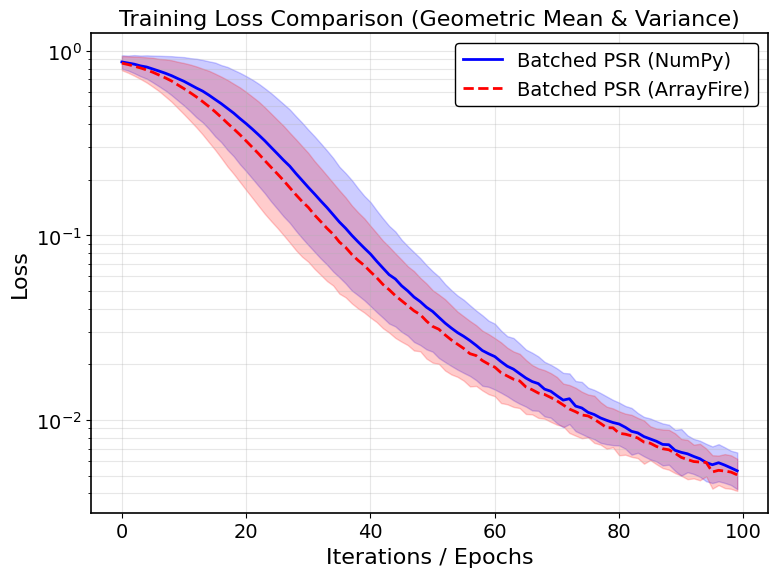
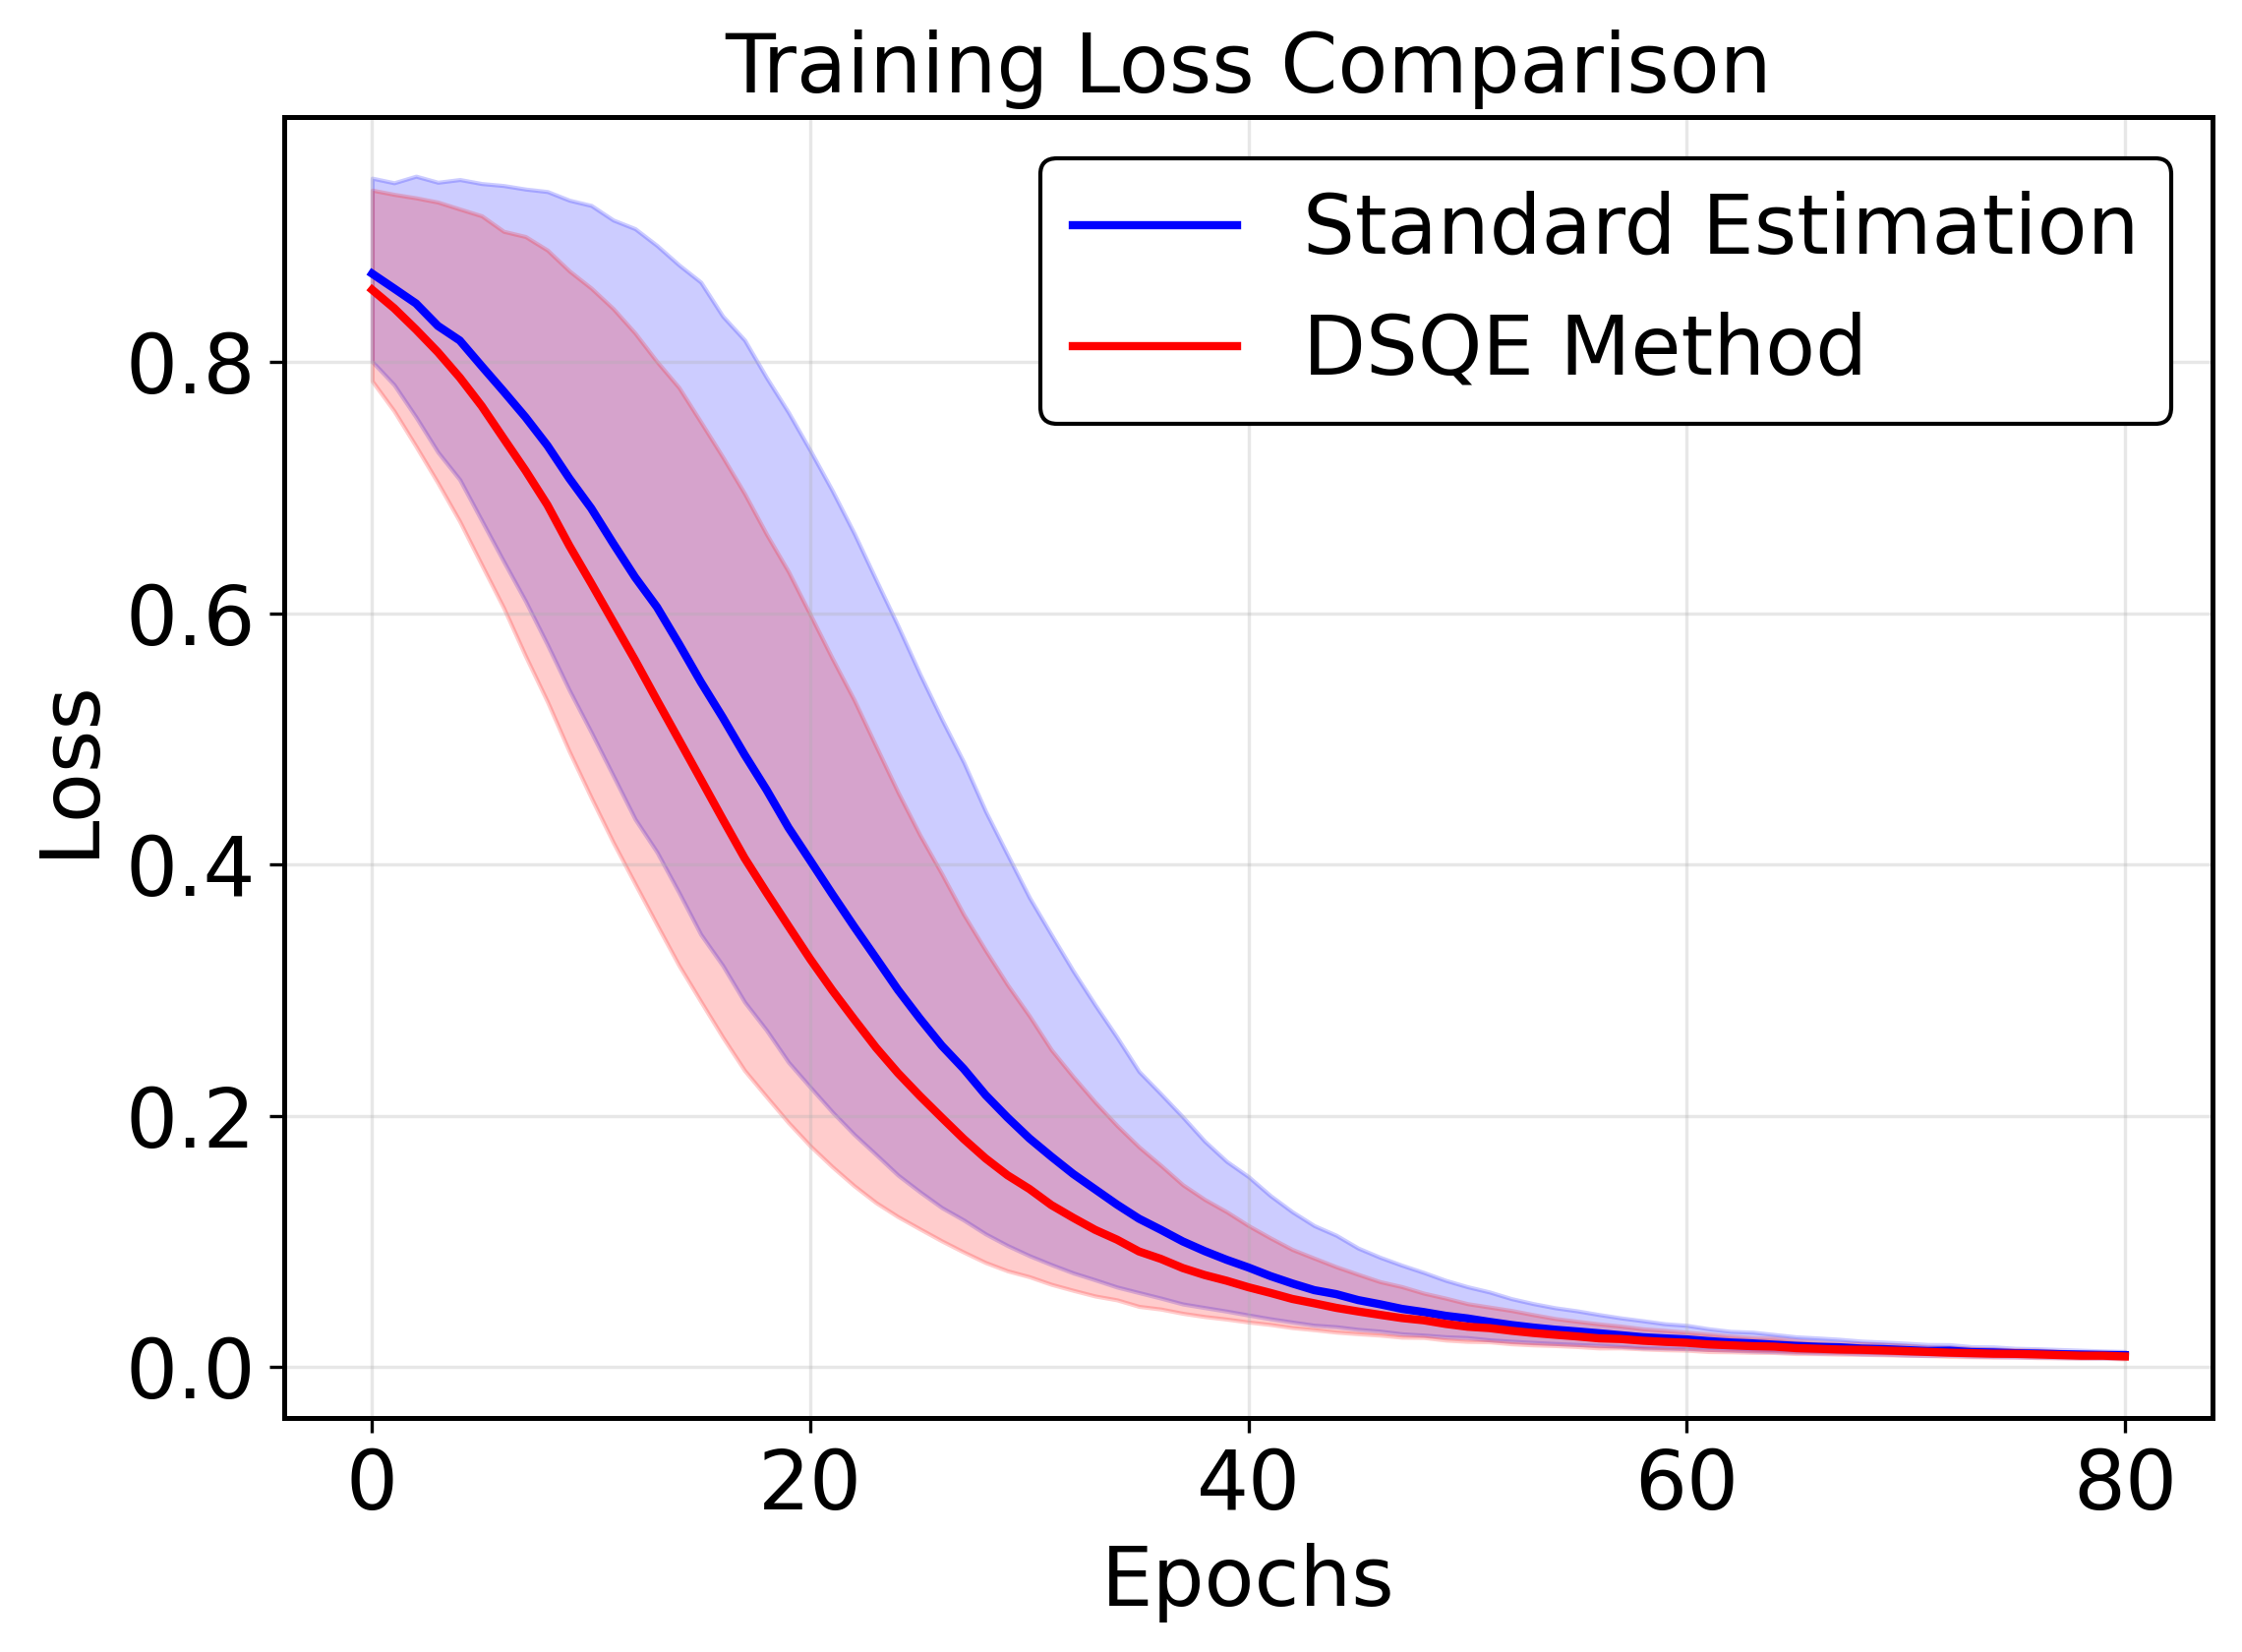
Unified diff of the notebook cell whose output changed from the first chart to the second:
--- before
+++ after
@@ -60,5 +60,5 @@
 
 # --- 截取前 100 个 epoch ---
-N_PLOT = 100
+N_PLOT = 81
 epochs = np.arange(N_PLOT)
 
@@ -80,19 +80,19 @@
 # ==========================================
 mpl.rcParams.update({
-    "font.size": 14,
-    "axes.labelsize": 16,
-    "axes.titlesize": 16,
-    "xtick.labelsize": 14,
-    "ytick.labelsize": 14,
-    "legend.fontsize": 14,
+    "font.size": 20,
+    "axes.labelsize": 20,
+    "axes.titlesize": 20,
+    "xtick.labelsize": 20,
+    "ytick.labelsize": 20,
+    "legend.fontsize": 20,
     "axes.linewidth": 1.2,
 })
 
-plt.figure(figsize=(8, 6))
+plt.figure(figsize=(8, 6), dpi=300)
 
 # 绘制平均值曲线
-plt.plot(epochs, mean_np, label="Batched PSR (NumPy)", color='blue', linewidth=2, linestyle='-')
-plt.plot(epochs, mean_af, label="Batched PSR (ArrayFire)", color='red', linestyle='--', linewidth=2)
-# plt.plot(epochs, mean_th, label="PyTorch Autodiff", color='green', linestyle='-.', linewidth=2)
+plt.plot(epochs, mean_np, label="Standard Estimation", color='blue', linewidth=2, linestyle='-')
+plt.plot(epochs, mean_af, label="DSQE Method", color='red', linestyle='-', linewidth=2, zorder=5)
+# plt.plot(epochs, mean_th, label="SGD Optimizer", color='#ff008e96', linestyle='--', linewidth=2)
 
 # 使用 fill_between 绘制 Geometric Variance (上下界阴影区域)
@@ -102,10 +102,10 @@
 
 # 设置Y轴对数坐标
-plt.yscale("log")
+# plt.yscale("log")
 
 # 设置坐标轴标签和标题
-plt.xlabel("Iterations / Epochs")
+plt.xlabel("Epochs")
 plt.ylabel("Loss")
-plt.title("Training Loss Comparison (Geometric Mean & Variance)")
+plt.title("Training Loss Comparison")
 
 # 设置网格、图例和布局

Commit: update